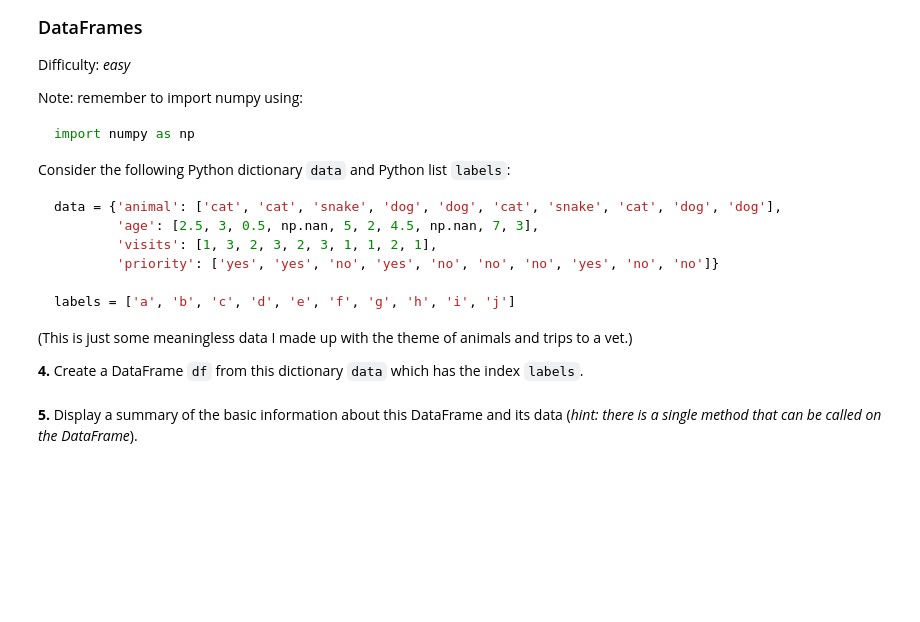
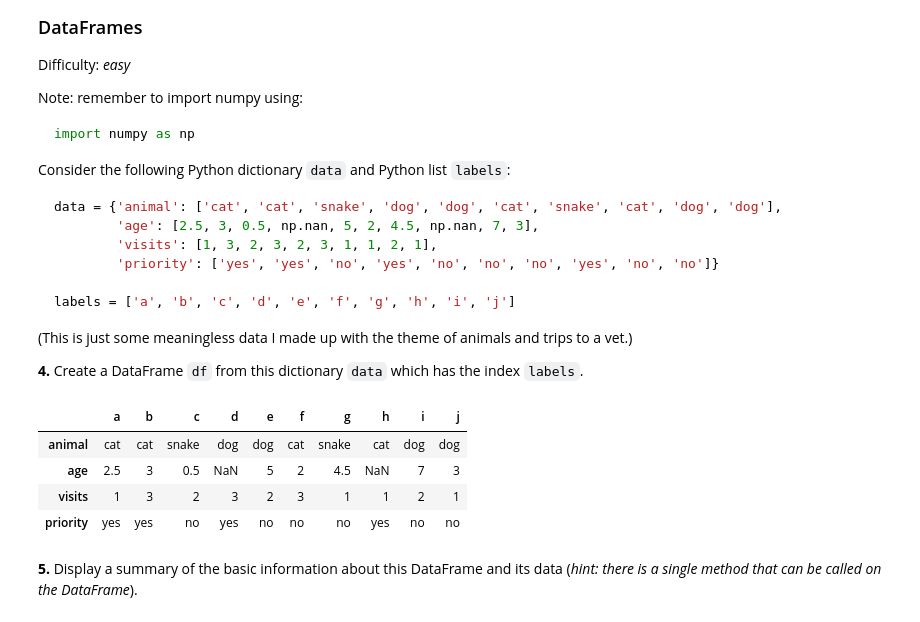
Before and after one commit to ajcr/100-pandas-puzzles, a Jupyter notebook: 100-pandas-puzzles.ipynb, the cells around one changed output. Saved outputs shown, nothing was run; the diff lists cells and outputs as text; code cells hidden in the pictures; blank space fills up the shorter version.

```diff
--- a/100-pandas-puzzles.ipynb
+++ b/100-pandas-puzzles.ipynb
@@ -61,14 +85,21 @@ labels = ['a', 'b', 'c', 'd', 'e', 'f', 'g', 'h', 'i', 'j']
 # %%
 import numpy as np
 
 data = {'animal': ['cat', 'cat', 'snake', 'dog', 'dog', 'cat', 'snake', 'cat', 'dog', 'dog'],
         'age': [2.5, 3, 0.5, np.nan, 5, 2, 4.5, np.nan, 7, 3],
         'visits': [1, 3, 2, 3, 2, 3, 1, 1, 2, 1],
         'priority': ['yes', 'yes', 'no', 'yes', 'no', 'no', 'no', 'yes', 'no', 'no']}
 
 labels = ['a', 'b', 'c', 'd', 'e', 'f', 'g', 'h', 'i', 'j']
 
-df = # (complete this line of code)
+df = pd.DataFrame.from_dict(data, orient = 'index', columns = ['a', 'b', 'c', 'd', 'e', 'f', 'g', 'h', 'i', 'j'])
+df# (complete this line of code)
+# %% [output]
+|  | a | b | c | d | e | f | g | h | i | j |
+| animal | cat | cat | snake | dog | dog | cat | snake | cat | dog | dog |
+| age | 2.5 | 3 | 0.5 | NaN | 5 | 2 | 4.5 | NaN | 7 | 3 |
+| visits | 1 | 3 | 2 | 3 | 2 | 3 | 1 | 1 | 2 | 1 |
+| priority | yes | yes | no | yes | no | no | no | yes | no | no |
 # %% [markdown]
 **5.** Display a summary of the basic information about this DataFrame and its data (*hint: there is a single method that can be called on the DataFrame*).
 # %% [markdown]
```
Also changed, not shown: parts of 2 cells of this notebook.
